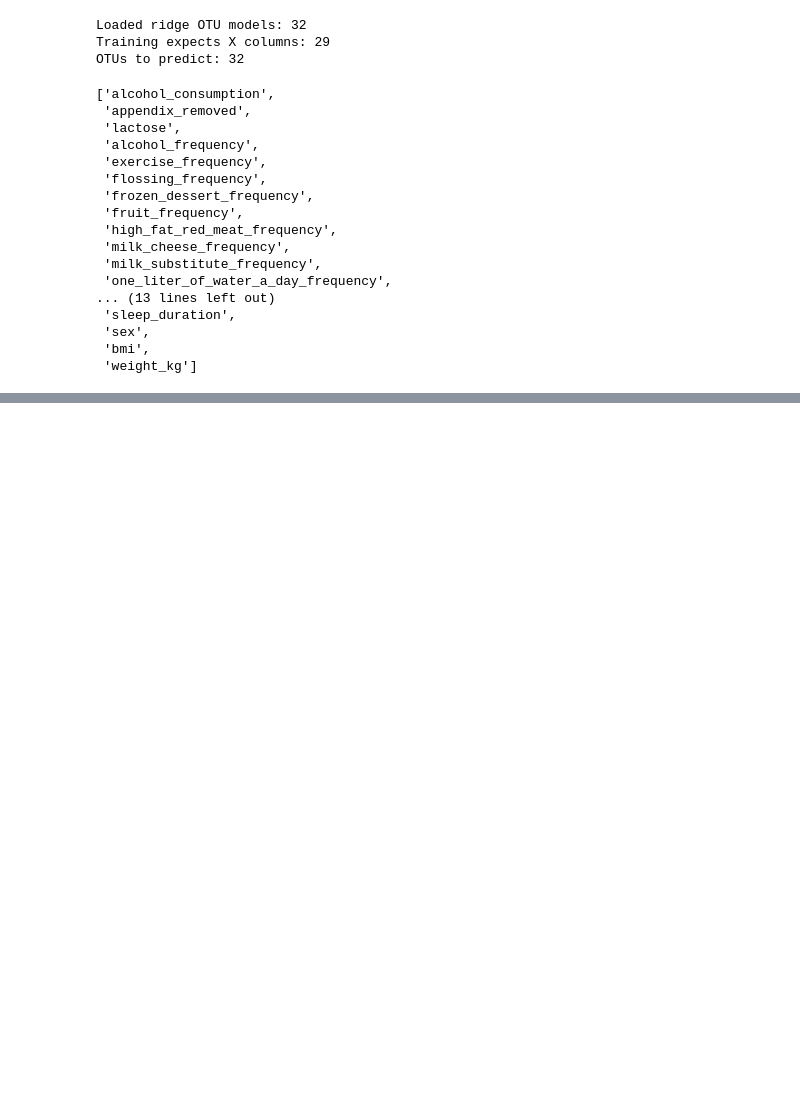
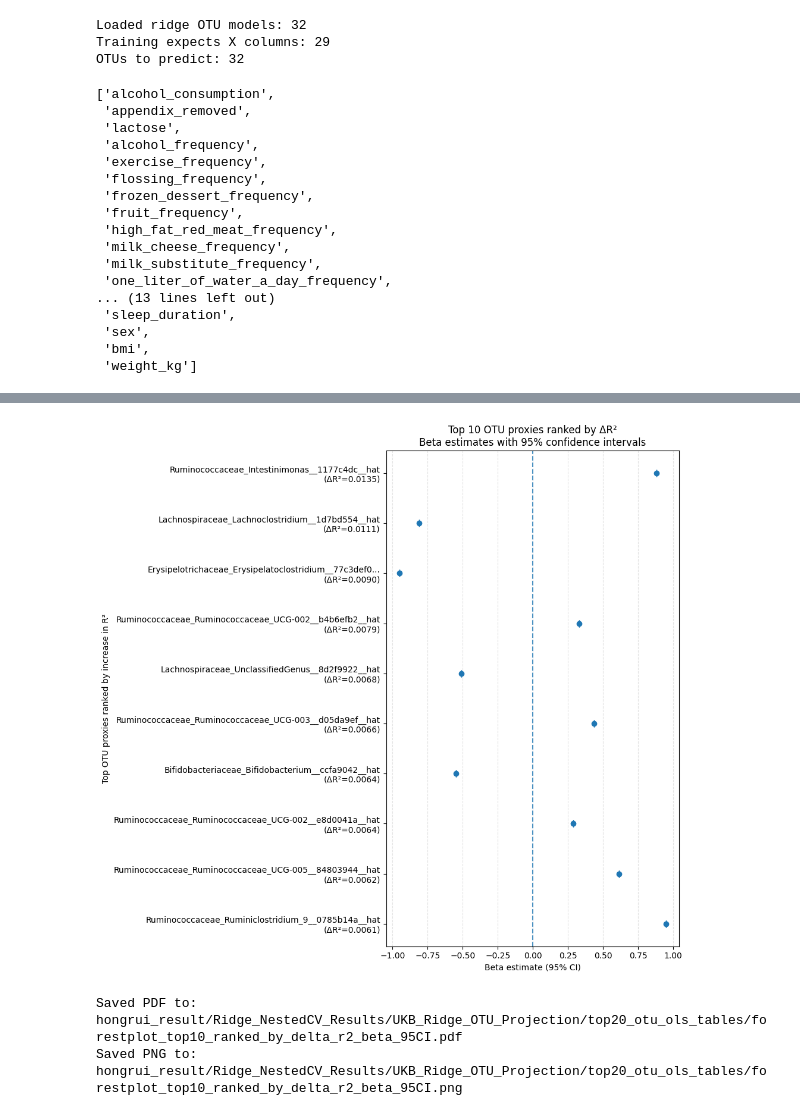
Before and after one commit to liuhon33/AGP_python_with_CV, a Jupyter notebook: projection_ridge.ipynb, the cells around one changed output, grey strips where cells are left out. Drawn from its saved outputs; the diff is of its cells as text; code cells hidden in the pictures; blank space fills up the shorter version.

```diff
--- a/projection_ridge.ipynb
+++ b/projection_ridge.ipynb
@@ -1280,0 +1106,65 @@ Top OTUs by delta R²:
+# %%
+# ============================================================
+# BLOCK 10B
+# Classic forest plot using 95% CI
+# ============================================================
+
+top_k = 10
+
+if "summary_by_delta_r2" not in globals():
+    raise ValueError("summary_by_delta_r2 not found. Please run BLOCK 9 first.")
+
+plot_df = summary_by_delta_r2.head(top_k).copy().iloc[::-1].copy()
+
+def shorten_name(s, max_len=55):
+    s = str(s)
+    return s if len(s) <= max_len else s[:max_len - 3] + "..."
+
+plot_df["plot_label"] = [
+    f"{shorten_name(row['otu_hat'])}\n(ΔR²={row['delta_r2']:.4f})"
+    for _, row in plot_df.iterrows()
+]
+
+plot_df["coef"] = pd.to_numeric(plot_df["coef"], errors="coerce")
+plot_df["ci_lower"] = pd.to_numeric(plot_df["ci_lower"], errors="coerce")
+plot_df["ci_upper"] = pd.to_numeric(plot_df["ci_upper"], errors="coerce")
+
+xerr_left = plot_df["coef"] - plot_df["ci_lower"]
+xerr_right = plot_df["ci_upper"] - plot_df["coef"]
+
+ypos = np.arange(len(plot_df))
+
+fig_height = max(6, 0.8 * len(plot_df) + 1.5)
+plt.figure(figsize=(10, fig_height))
+
+plt.errorbar(
+    x=plot_df["coef"],
+    y=ypos,
+    xerr=[xerr_left, xerr_right],
+    fmt="o",
+    capsize=4,
+    elinewidth=1.5,
+    markersize=6
+)
+
+plt.axvline(0, linestyle="--", linewidth=1.5, alpha=0.8)
+plt.yticks(ypos, plot_df["plot_label"])
+plt.xlabel("Beta estimate (95% CI)")
+plt.ylabel("Top OTU proxies ranked by increase in R²")
+plt.title("Top 10 OTU proxies ranked by ΔR²\nBeta estimates with 95% confidence intervals")
+plt.grid(True, axis="x", linestyle="--", alpha=0.35)
+plt.tight_layout()
+
+forest_ci_pdf_path = ols_dir / "forestplot_top10_ranked_by_delta_r2_beta_95CI.pdf"
+forest_ci_png_path = ols_dir / "forestplot_top10_ranked_by_delta_r2_beta_95CI.png"
+
+plt.savefig(forest_ci_pdf_path, dpi=300, bbox_inches="tight")
+plt.savefig(forest_ci_png_path, dpi=300, bbox_inches="tight")
+plt.show()
+
+print(f"Saved PDF to: {forest_ci_pdf_path}")
+print(f"Saved PNG to: {forest_ci_png_path}")
+# %% [output]
+[figure, added]
+Saved PDF to: hongrui_result/Ridge_NestedCV_Results/UKB_Ridge_OTU_Projection/top20_otu_ols_tables/forestplot_top10_ranked_by_delta_r2_beta_95CI.pdf
+Saved PNG to: hongrui_result/Ridge_NestedCV_Results/UKB_Ridge_OTU_Projection/top20_otu_ols_tables/forestplot_top10_ranked_by_delta_r2_beta_95CI.png
```
Also changed, not shown: parts of 9 cells of this notebook, 7 other files.
